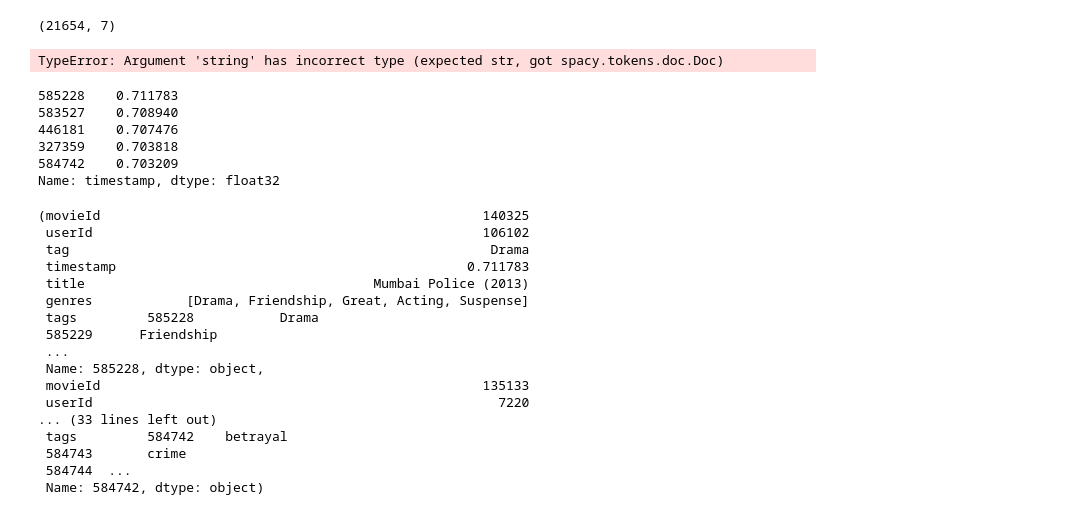
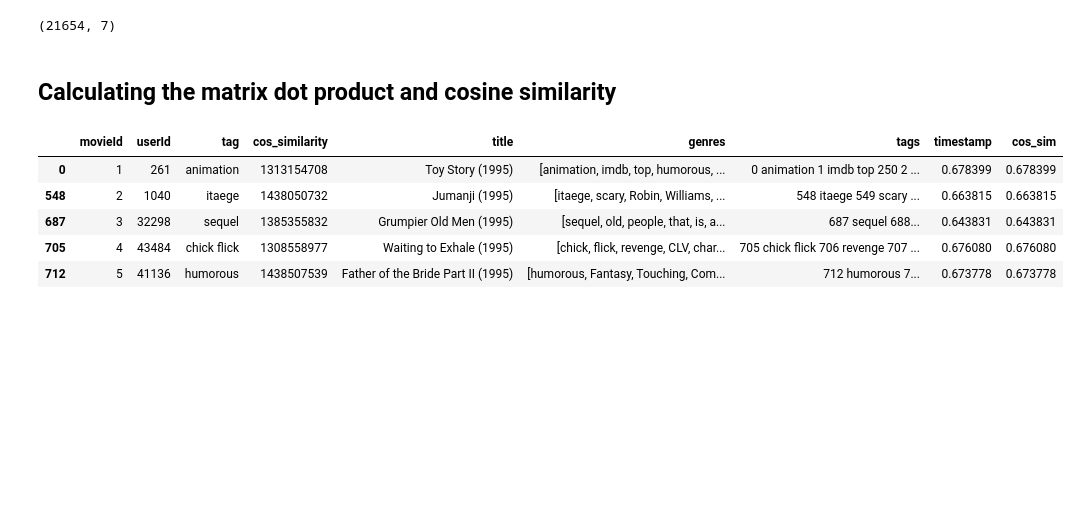
Before and after one commit to halujeff5/Movie_Rec_Sys_Spacy, a Jupyter notebook: First_NB.ipynb, the cells around one changed output. Cells and saved outputs as stored; diff of their text form; code cells hidden in the pictures; blank space fills up the shorter version.

```diff
--- a/First_NB.ipynb
+++ b/First_NB.ipynb
@@ -256,3 +226,14 @@ work.shape
 # %% [output]
 (21654, 7)
+# %% [markdown]
+## Calculating the matrix dot product and cosine similarity
+# %%
+work.head()
+# %% [output]
+|  | movieId | userId | tag | cos_similarity | title | genres | tags | timestamp | cos_sim |
+| 0 | 1 | 261 | animation | 1313154708 | Toy Story (1995) | [animation, imdb, top, humorous, ... | 0 animation 1 imdb top 250 2 ... | 0.678399 | 0.678399 |
+| 548 | 2 | 1040 | itaege | 1438050732 | Jumanji (1995) | [itaege, scary, Robin, Williams, ... | 548 itaege 549 scary ... | 0.663815 | 0.663815 |
+| 687 | 3 | 32298 | sequel | 1385355832 | Grumpier Old Men (1995) | [sequel, old, people, that, is, a... | 687 sequel 688... | 0.643831 | 0.643831 |
+| 705 | 4 | 43484 | chick flick | 1308558977 | Waiting to Exhale (1995) | [chick, flick, revenge, CLV, char... | 705 chick flick 706 revenge 707 ... | 0.676080 | 0.676080 |
+| 712 | 5 | 41136 | humorous | 1438507539 | Father of the Bride Part II (1995) | [humorous, Fantasy, Touching, Com... | 712 humorous 7... | 0.673778 | 0.673778 |
 # %%
@@ -273,36 +262,0 @@ def rec_movie():
-# %%
-#running function for The Shawshank Redemption
-rec_movie()
-# %% [output]
-TypeError: Argument 'string' has incorrect type (expected str, got spacy.tokens.doc.Doc)
-# %%
-#sorting the cosine similarities
-work.timestamp.sort_values(ascending=False)[0:5]
-# %% [output]
-585228    0.711783
-583527    0.708940
-446181    0.707476
-327359    0.703818
-584742    0.703209
-Name: timestamp, dtype: float32
-# %%
-#finding out what movies are returned
-work.loc[585228],work.loc[583527], work.loc[446181],work.loc[327359], work.loc[584742]
-# %% [output]
-(movieId                                                 140325
- userId                                                  106102
- tag                                                      Drama
- timestamp                                             0.711783
- title                                     Mumbai Police (2013)
- genres            [Drama, Friendship, Great, Acting, Suspense]
- tags         585228           Drama
- 585229      Friendship
- ...
- Name: 585228, dtype: object,
- movieId                                                 135133
- userId                                                    7220
-... (33 lines left out)
- tags         584742    betrayal
- 584743       crime
- 584744  ...
- Name: 584742, dtype: object)
```
Also changed, not shown: parts of 20 cells of this notebook.
